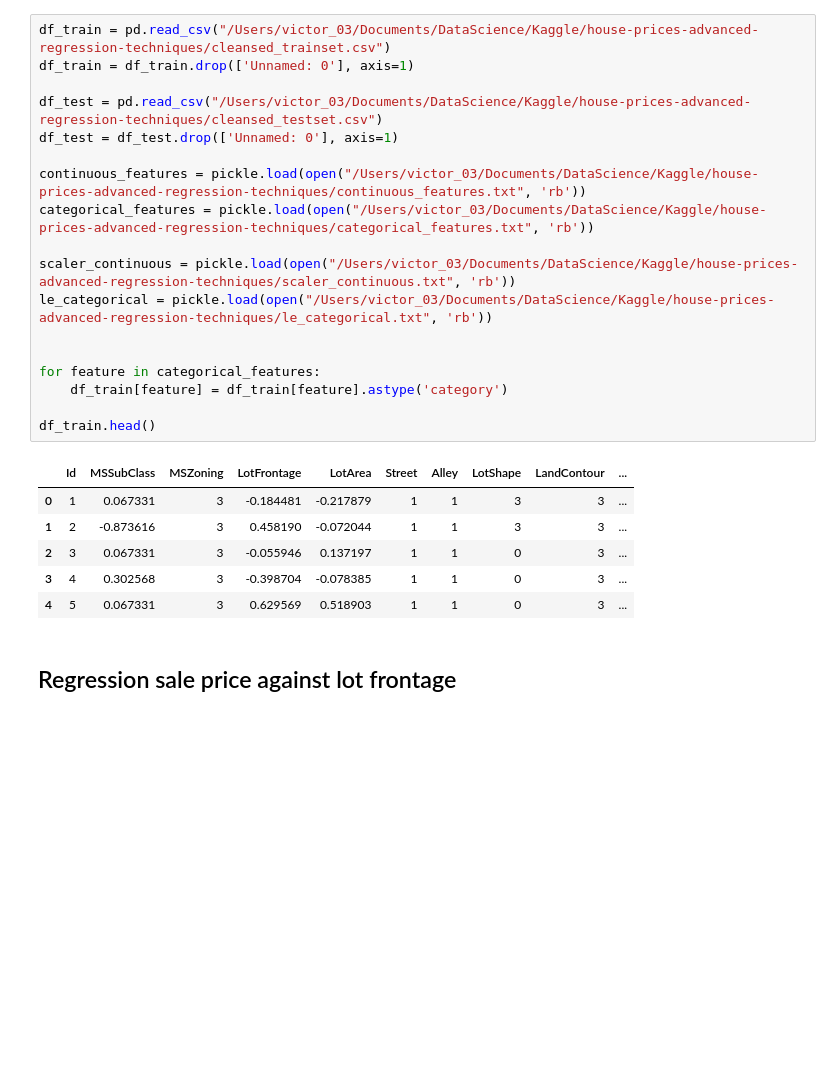
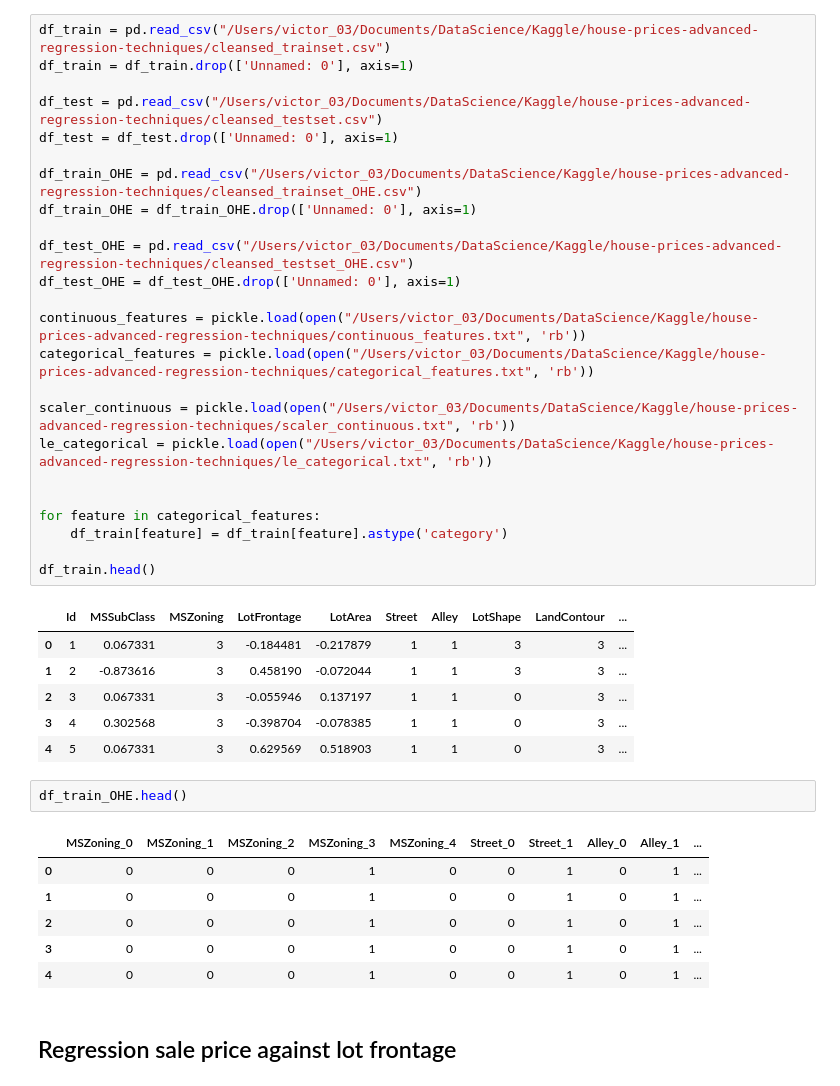
Before and after one commit to vgraff2019/house_price_regression, a Jupyter notebook: house_price_data_regression.ipynb, the cells around one changed output. Cells and saved outputs as stored; diff of their text form; blank space fills up the shorter version.

```diff
--- a/house_price_data_regression.ipynb
+++ b/house_price_data_regression.ipynb
@@ -30,6 +30,12 @@ df_train = df_train.drop(['Unnamed: 0'], axis=1)
 
 df_test = pd.read_csv("/Users/victor_03/Documents/DataScience/Kaggle/house-prices-advanced-regression-techniques/cleansed_testset.csv")
 df_test = df_test.drop(['Unnamed: 0'], axis=1)
+
+df_train_OHE = pd.read_csv("/Users/victor_03/Documents/DataScience/Kaggle/house-prices-advanced-regression-techniques/cleansed_trainset_OHE.csv")
+df_train_OHE = df_train_OHE.drop(['Unnamed: 0'], axis=1)
+
+df_test_OHE = pd.read_csv("/Users/victor_03/Documents/DataScience/Kaggle/house-prices-advanced-regression-techniques/cleansed_testset_OHE.csv")
+df_test_OHE = df_test_OHE.drop(['Unnamed: 0'], axis=1)
 
 continuous_features = pickle.load(open("/Users/victor_03/Documents/DataScience/Kaggle/house-prices-advanced-regression-techniques/continuous_features.txt", 'rb'))
 categorical_features = pickle.load(open("/Users/victor_03/Documents/DataScience/Kaggle/house-prices-advanced-regression-techniques/categorical_features.txt", 'rb'))
@@ -49,6 +55,15 @@ df_train.head()
 | 2 | 3 | 0.067331 | 3 | -0.055946 | 0.137197 | 1 | 1 | 0 | 3 | ... |
 | 3 | 4 | 0.302568 | 3 | -0.398704 | -0.078385 | 1 | 1 | 0 | 3 | ... |
 | 4 | 5 | 0.067331 | 3 | 0.629569 | 0.518903 | 1 | 1 | 0 | 3 | ... |
+# %%
+df_train_OHE.head()
+# %% [output]
+|  | MSZoning_0 | MSZoning_1 | MSZoning_2 | MSZoning_3 | MSZoning_4 | Street_0 | Street_1 | Alley_0 | Alley_1 | ... |
+| 0 | 0 | 0 | 0 | 1 | 0 | 0 | 1 | 0 | 1 | ... |
+| 1 | 0 | 0 | 0 | 1 | 0 | 0 | 1 | 0 | 1 | ... |
+| 2 | 0 | 0 | 0 | 1 | 0 | 0 | 1 | 0 | 1 | ... |
+| 3 | 0 | 0 | 0 | 1 | 0 | 0 | 1 | 0 | 1 | ... |
+| 4 | 0 | 0 | 0 | 1 | 0 | 0 | 1 | 0 | 1 | ... |
 # %% [markdown]
 ## Regression sale price against lot frontage
 # %%
```
Also changed, not shown: parts of 16 cells of this notebook.
